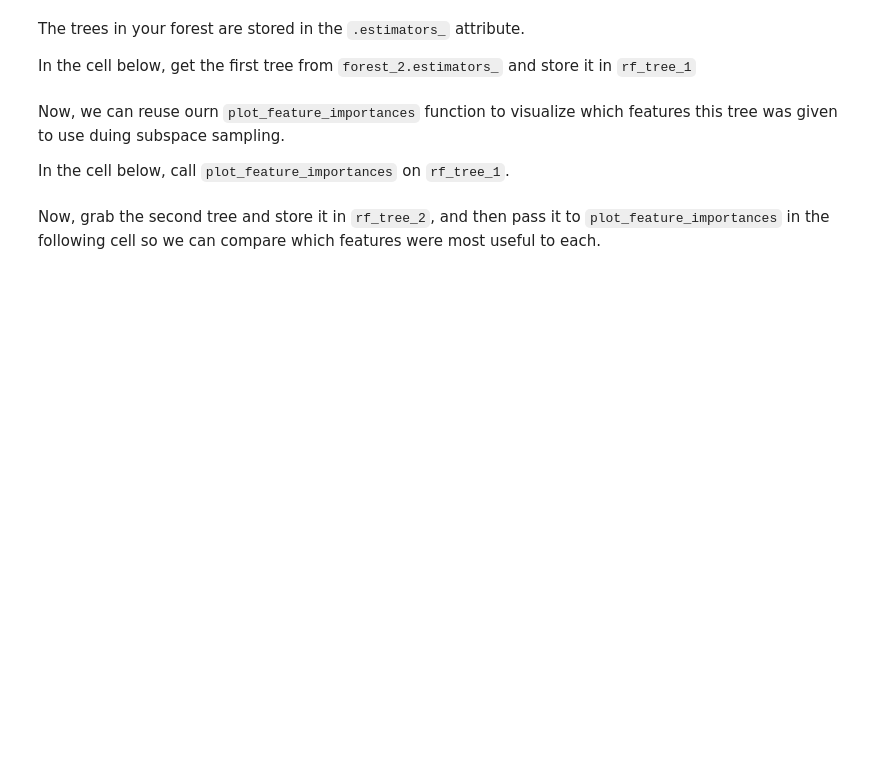
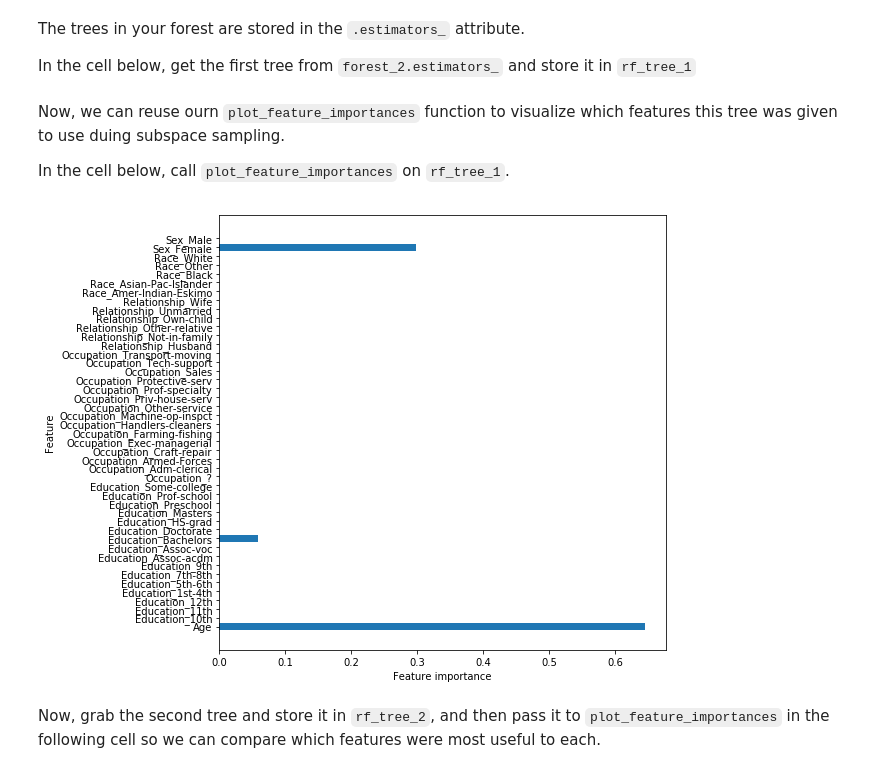
Before and after one commit to dalems4/dsc-tree-ensembles-random-forests-lab-seattle-ds-career-051319, a Jupyter notebook: index.ipynb, the cells around one changed output. Drawn from its saved outputs; the diff is of its cells as text; code cells hidden in the pictures; blank space fills up the shorter version.

```diff
--- a/index.ipynb
+++ b/index.ipynb
@@ -282,7 +282,9 @@ Now, we can reuse ourn `plot_feature_importances` function to visualize which fe
 
 In the cell below, call `plot_feature_importances` on `rf_tree_1`.
 # %%
-plot_feature_importances
+plot_feature_importances(rf_tree_1)
+# %% [output]
+[figure, added]
 # %% [markdown]
 Now, grab the second tree and store it in `rf_tree_2`, and then pass it to `plot_feature_importances` in the following cell so we can compare which features were most useful to each.
 # %%
```
